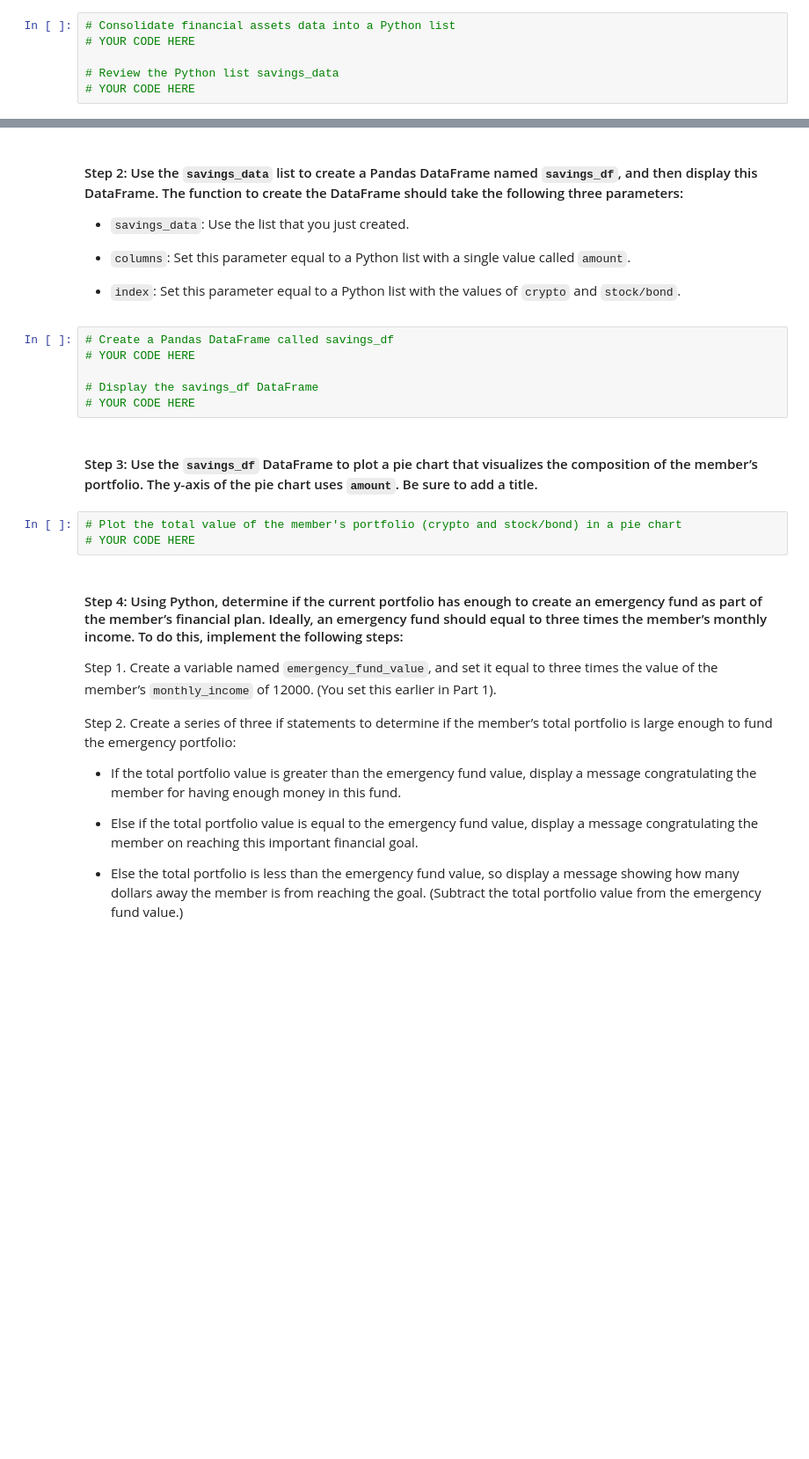
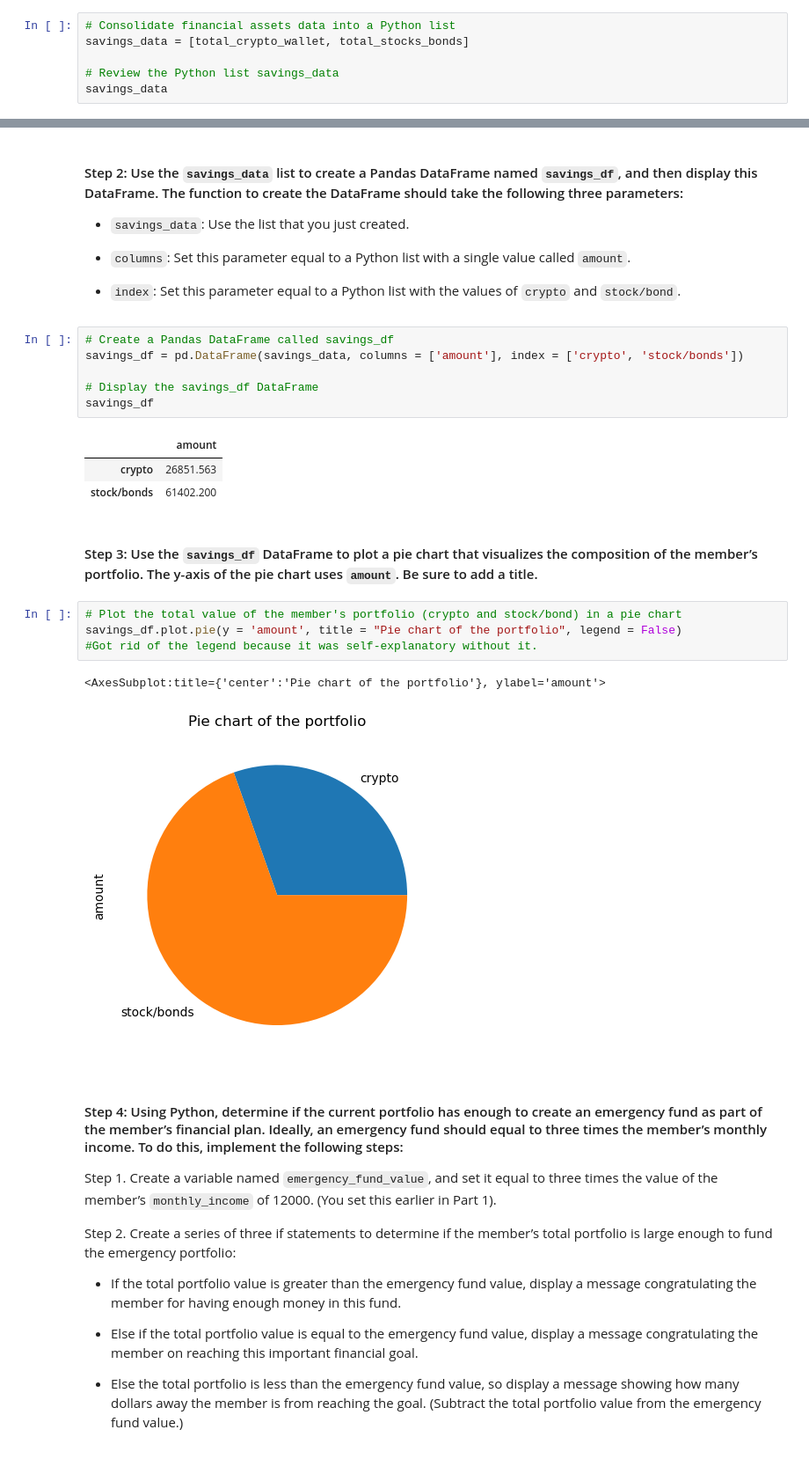
Before and after one commit to halamkim/challenge_05, a Jupyter notebook: financial_planning_tools.ipynb, the cells around one changed output, grey strips where cells are left out. Shown at 88% size. Saved outputs shown, nothing was run; the diff lists cells and outputs as text; blank space fills up the shorter version.

```diff
--- a/financial_planning_tools.ipynb
+++ b/financial_planning_tools.ipynb
@@ -337,7 +337,7 @@ In this section, you’ll use the valuations for the cryptocurrency wallet and f
 #### Step 1: Create a Python list named `savings_data` that has two elements. The first element contains the total value of the cryptocurrency wallet. The second element contains the total value of the stock and bond portions of the portfolio.
 # %%
 # Consolidate financial assets data into a Python list
-# YOUR CODE HERE
+savings_data = [total_crypto_wallet, total_stocks_bonds]
 
 # Review the Python list savings_data
-# YOUR CODE HERE
+savings_data
@@ -351,15 +353,23 @@ In this section, you’ll use the valuations for the cryptocurrency wallet and f
 - `index`: Set this parameter equal to a Python list with the values of `crypto` and `stock/bond`.
 # %%
 # Create a Pandas DataFrame called savings_df
-# YOUR CODE HERE
+savings_df = pd.DataFrame(savings_data, columns = ['amount'], index = ['crypto', 'stock/bonds'])
 
 # Display the savings_df DataFrame
-# YOUR CODE HERE
+savings_df
+# %% [output]
+|  | amount |
+| crypto | 26851.563 |
+| stock/bonds | 61402.200 |
 # %% [markdown]
 #### Step 3: Use the `savings_df` DataFrame to plot a pie chart that visualizes the composition of the member’s portfolio. The y-axis of the pie chart uses `amount`. Be sure to add a title.
 # %%
 # Plot the total value of the member's portfolio (crypto and stock/bond) in a pie chart
-# YOUR CODE HERE
+savings_df.plot.pie(y = 'amount', title = "Pie chart of the portfolio", legend = False)
+#Got rid of the legend because it was self-explanatory without it.
+# %% [output]
+<AxesSubplot:title={'center':'Pie chart of the portfolio'}, ylabel='amount'>
+[figure, added]
 # %% [markdown]
 #### Step 4: Using Python, determine if the current portfolio has enough to create an emergency fund as part of the member’s financial plan. Ideally, an emergency fund should equal to three times the member’s monthly income. To do this, implement the following steps:
 
```
Also changed, not shown: parts of 4 cells of this notebook.
